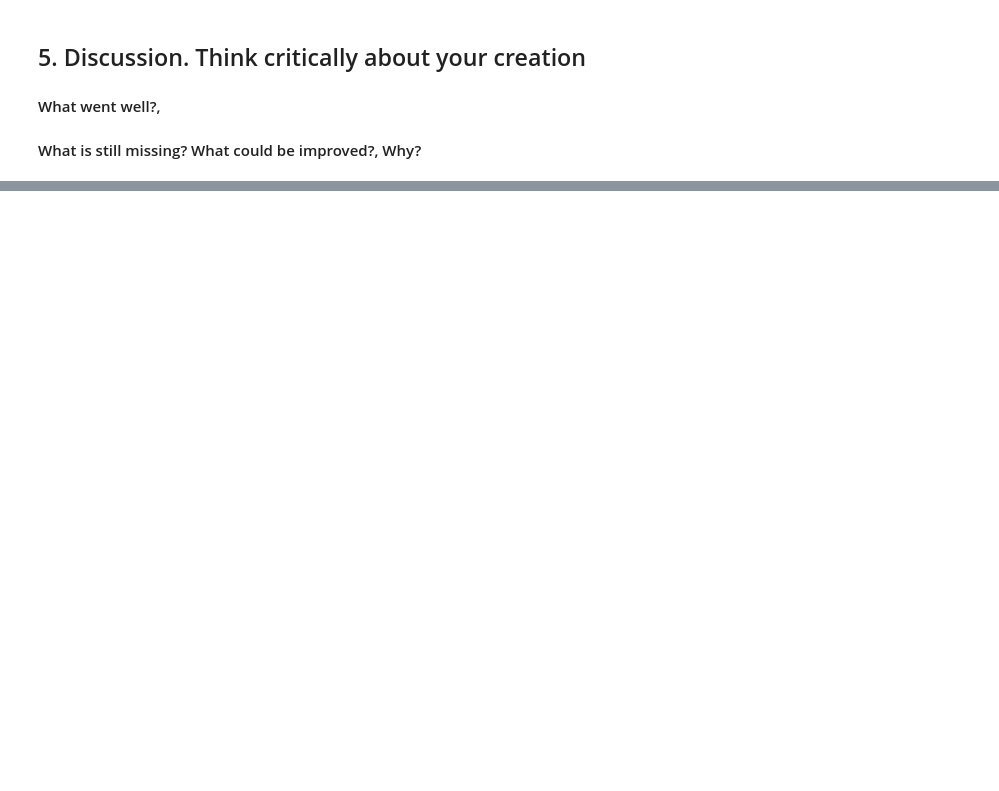
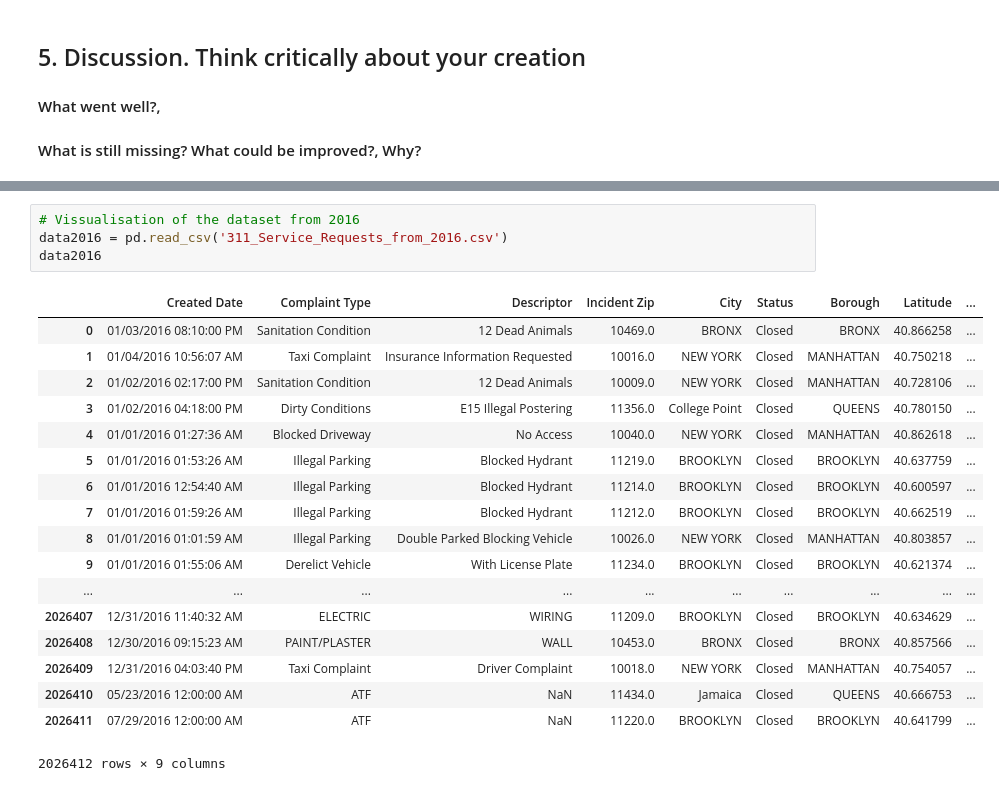
Before and after one commit to dchoi44/311-Service-Requests-Visualization, a Jupyter notebook: Notebook/Explainer Notebook.ipynb, the cells around one changed output, grey strips where cells are left out. Drawn from its saved outputs; the diff is of its cells as text; blank space fills up the shorter version.

```diff
--- a/Notebook/Explainer Notebook.ipynb
+++ b/Notebook/Explainer Notebook.ipynb
@@ -32,0 +81,23 @@ We chose to use multiple regression, KNN, and clustering. Since the Multiple reg
+# %%
+# Vissualisation of the dataset from 2016
+data2016 = pd.read_csv('311_Service_Requests_from_2016.csv')
+data2016
+# %% [output]
+|  | Created Date | Complaint Type | Descriptor | Incident Zip | City | Status | Borough | Latitude | ... |
+| 0 | 01/03/2016 08:10:00 PM | Sanitation Condition | 12 Dead Animals | 10469.0 | BRONX | Closed | BRONX | 40.866258 | ... |
+| 1 | 01/04/2016 10:56:07 AM | Taxi Complaint | Insurance Information Requested | 10016.0 | NEW YORK | Closed | MANHATTAN | 40.750218 | ... |
+| 2 | 01/02/2016 02:17:00 PM | Sanitation Condition | 12 Dead Animals | 10009.0 | NEW YORK | Closed | MANHATTAN | 40.728106 | ... |
+| 3 | 01/02/2016 04:18:00 PM | Dirty Conditions | E15 Illegal Postering | 11356.0 | College Point | Closed | QUEENS | 40.780150 | ... |
+| 4 | 01/01/2016 01:27:36 AM | Blocked Driveway | No Access | 10040.0 | NEW YORK | Closed | MANHATTAN | 40.862618 | ... |
+| 5 | 01/01/2016 01:53:26 AM | Illegal Parking | Blocked Hydrant | 11219.0 | BROOKLYN | Closed | BROOKLYN | 40.637759 | ... |
+| 6 | 01/01/2016 12:54:40 AM | Illegal Parking | Blocked Hydrant | 11214.0 | BROOKLYN | Closed | BROOKLYN | 40.600597 | ... |
+| 7 | 01/01/2016 01:59:26 AM | Illegal Parking | Blocked Hydrant | 11212.0 | BROOKLYN | Closed | BROOKLYN | 40.662519 | ... |
+| 8 | 01/01/2016 01:01:59 AM | Illegal Parking | Double Parked Blocking Vehicle | 10026.0 | NEW YORK | Closed | MANHATTAN | 40.803857 | ... |
+| 9 | 01/01/2016 01:55:06 AM | Derelict Vehicle | With License Plate | 11234.0 | BROOKLYN | Closed | BROOKLYN | 40.621374 | ... |
+| ... | ... | ... | ... | ... | ... | ... | ... | ... | ... |
+| 2026407 | 12/31/2016 11:40:32 AM | ELECTRIC | WIRING | 11209.0 | BROOKLYN | Closed | BROOKLYN | 40.634629 | ... |
+| 2026408 | 12/30/2016 09:15:23 AM | PAINT/PLASTER | WALL | 10453.0 | BRONX | Closed | BRONX | 40.857566 | ... |
+| 2026409 | 12/31/2016 04:03:40 PM | Taxi Complaint | Driver Complaint | 10018.0 | NEW YORK | Closed | MANHATTAN | 40.754057 | ... |
+| 2026410 | 05/23/2016 12:00:00 AM | ATF | NaN | 11434.0 | Jamaica | Closed | QUEENS | 40.666753 | ... |
+| 2026411 | 07/29/2016 12:00:00 AM | ATF | NaN | 11220.0 | BROOKLYN | Closed | BROOKLYN | 40.641799 | ... |
+2026412 rows × 9 columns
```
Also changed, not shown: parts of 43 cells of this notebook.
